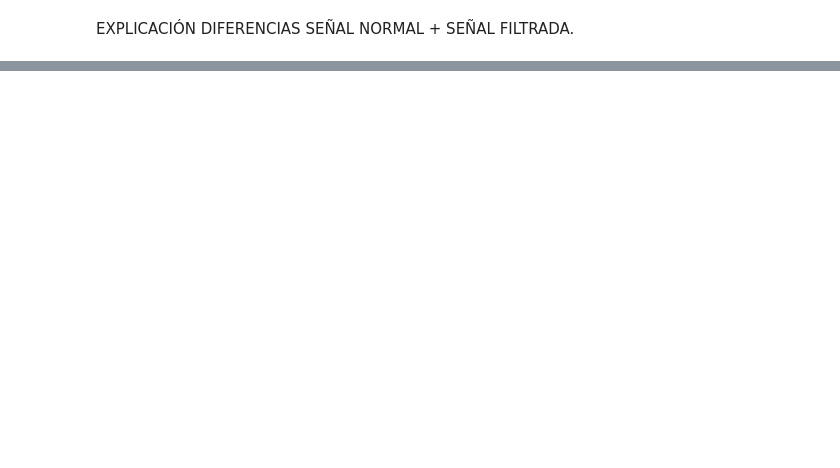
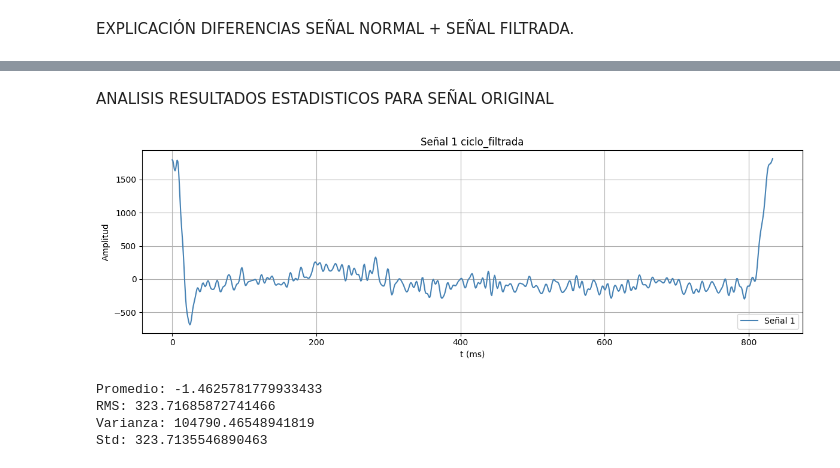
Before and after one commit to Daniu13/Lab_biosenales1, a Jupyter notebook: prac3/act_clase.ipynb, the cells around one changed output, grey strips where cells are left out. Drawn from its saved outputs; the diff is of its cells as text; code cells hidden in the pictures; blank space fills up the shorter version.

```diff
--- a/prac3/act_clase.ipynb
+++ b/prac3/act_clase.ipynb
@@ -78,2 +102,15 @@ dict_keys(['__header__', '__version__', '__globals__', 'Fs', 'ECG_asRecording',
 # %% [markdown]
 EXPLICACIÓN DIFERENCIAS SEÑAL NORMAL + SEÑAL FILTRADA.
+# %%
+picos, _ = find_peaks(ecg, height=np.mean(ecg), distance=fs*0.5)
+
+i = 1
+ciclo = ecg[picos[i]: picos[i+1]]
+t_ciclo = np.arange(len(ciclo)) / fs*1000 #t span la puse es en milisec
+
+graficar(t_ciclo, ciclo, ejex='t (ms)', ejey='Amplitud', titulo='Señal 1 ciclo')
+
+print(f'Promedio: {np.mean(ciclo)}')
+print(f'RMS: {rms(ciclo)}')
+print(f'Varianza: {np.var(ciclo)}')
+print(f'Std: {np.std(ciclo)}')
@@ -79,0 +123,21 @@ EXPLICACIÓN DIFERENCIAS SEÑAL NORMAL + SEÑAL FILTRADA.
+# %% [markdown]
+ANALISIS RESULTADOS ESTADISTICOS PARA SEÑAL ORIGINAL
+# %%
+picos_filtrada, _ = find_peaks(ecg_filtrada, height=np.mean(ecg_filtrada), distance=fs*0.5)
+
+i = 1
+ciclo_filtrada = ecg_filtrada[picos_filtrada[i]: picos_filtrada[i+1]]
+t_ciclo_filtrada = np.arange(len(ciclo_filtrada)) / fs*1000 #t span la puse es en milisec
+
+graficar(t_ciclo, ciclo_filtrada, ejex='t (ms)', ejey='Amplitud', titulo='Señal 1 ciclo_filtrada')
+
+print(f'Promedio: {np.mean(ciclo_filtrada)}')
+print(f'RMS: {rms(ciclo_filtrada)}')
+print(f'Varianza: {np.var(ciclo_filtrada)}')
+print(f'Std: {np.std(ciclo_filtrada)}')
+# %% [output]
+[figure, added]
+Promedio: -1.4625781779933433
+RMS: 323.71685872741466
+Varianza: 104790.46548941819
+Std: 323.7135546890463
```
Also changed, not shown: parts of 6 cells of this notebook.
